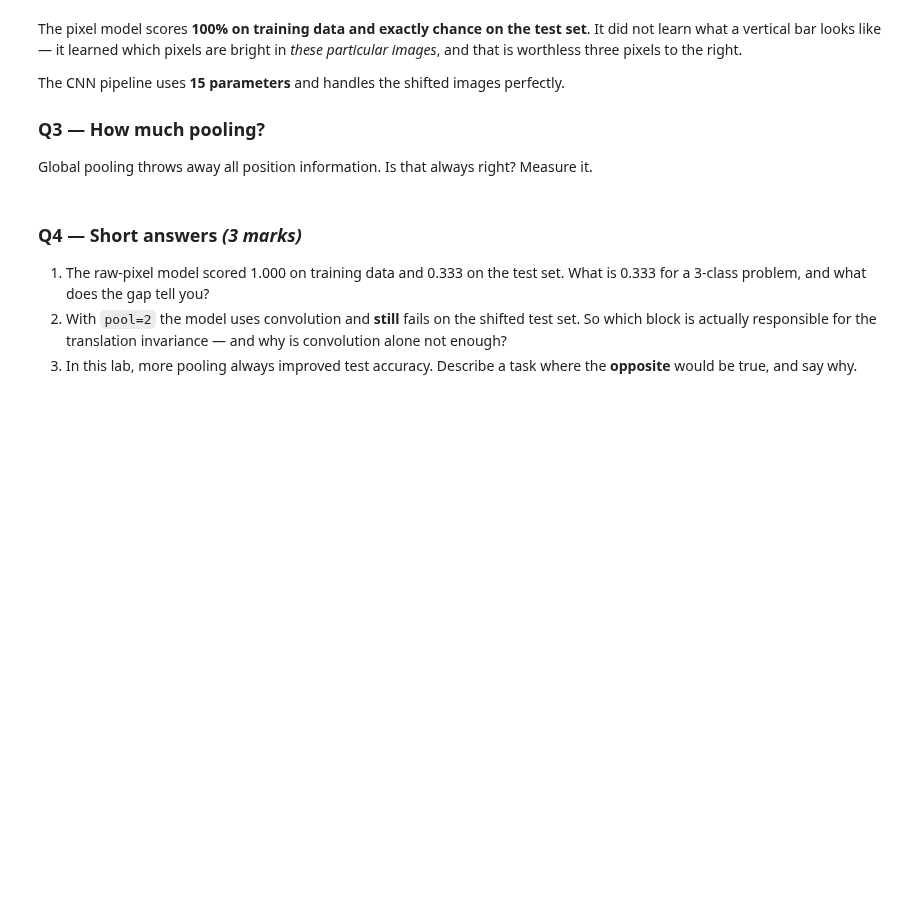
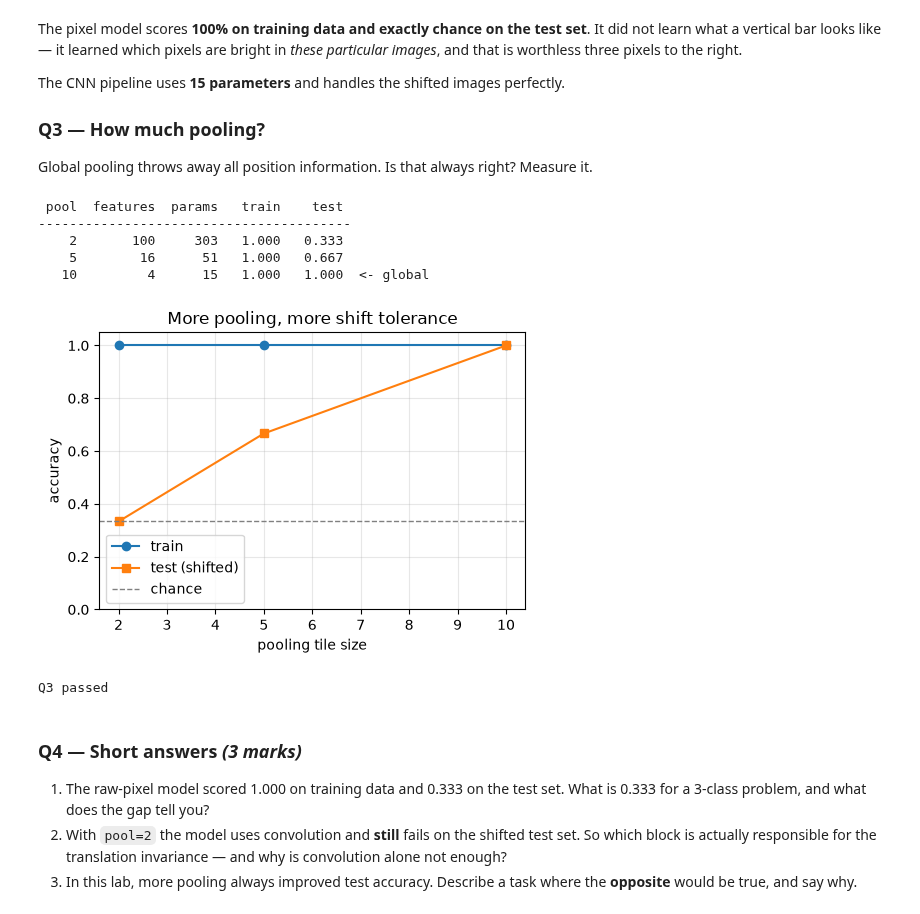
Before and after one commit to aleenkoz/DeepLearningExpirements, a Jupyter notebook: lab03/ARTI402_Lab3_Student.ipynb, the cells around one changed output. Drawn from its saved outputs; the diff is of its cells as text; code cells hidden in the pictures; blank space fills up the shorter version.

```diff
--- a/lab03/ARTI402_Lab3_Student.ipynb
+++ b/lab03/ARTI402_Lab3_Student.ipynb
@@ -547,21 +572,25 @@ Tiles do **not** overlap, unlike convolution windows. Tile `(i, j)` covers rows
 def max_pool2d(feature_map, size):
     """Non-overlapping max pooling on one 2-D feature map."""
     # TODO: how many whole tiles fit? Use // .
-    out_h = ...
-    out_w = ...
+    h,w = feature_map.shape
+    out_h = h // size
+    out_w = w // size
 
     output = np.zeros((out_h, out_w))
     for i in range(out_h):
         for j in range(out_w):
             # TODO: the maximum of this tile
-            ...
+            tile = feature_map[i*size : i*size+size,
+                               j*size : j*size+size]
+            output[i, j] = np.max(tile)
+
     return output
 
 
 def maxpool_layer(tensor, size):
     """Pool every channel of a 3-D tensor independently."""
     # TODO: pool tensor[:, :, c] for each channel c, stack depth-last
-    return np.stack([... for c in range(tensor.shape[2])], axis=-1)
+    return np.stack([max_pool2d(tensor[:, :, c], size) for c in range(tensor.shape[2])], axis=-1)
 
 
 # --- self-check ---
@@ -619,7 +665,7 @@ plt.show()
 def flatten_layer(tensor):
     """3-D tensor -> 1-D vector."""
     # TODO: one line. np.ravel flattens an array.
-    return ...
+    return np.ravel(tensor)
 
 
 # --- self-check ---
@@ -813,11 +899,13 @@ def extract_features(images, pool_size):
     out = []
     for img in images:
         # TODO: block 1 (conv with FILTER_BANK), then relu
-        t = ...
-        t = ...
+        t = conv_layer(img, FILTER_BANK)
+        t = relu_layer(t)
         # TODO: block 2 (max pool with pool_size), then block 3 (flatten)
-        t = ...
-        out.append(...)
+        t = maxpool_layer(t, pool_size)
+        t = flatten_layer(t)
+
+        out.append(t)
     return np.array(out) / 4.0
 
 
@@ -844,19 +939,22 @@ Train the same block-4 head on two different representations.
 # %%
 def accuracy(head, X, y):
     # TODO: forward -> softmax -> argmax -> compare with y
-    return ...
+    logits = head.forward(X)
+    probs = softmax(logits)
+    preds = np.argmax(probs, axis=1)
+    return np.mean(preds == y)
 
 
 # ---------- baseline: no blocks 1-3, just raw pixels ----------
 # TODO: flatten each image to 144 numbers. Hint: X_train.reshape(len(X_train), -1)
-P_train = ...
-P_test = ...
+P_train = X_train.reshape(len(X_train), -1)
+P_test  = X_test.reshape(len(X_test), -1)
 head_pixels = train_head(P_train, y_train)
 
 # ---------- the CNN pipeline, global pooling ----------
 # TODO: features for both sets with pool_size=10
-F_train = ...
-F_test = ...
+F_train = extract_features(X_train, pool_size=10)
+F_test  = extract_features(X_test, pool_size=10)
 head_conv = train_head(F_train, y_train)
 
 # ---------- compare ----------
@@ -885,31 +990,39 @@ Global pooling throws away all position information. Is that always right? Measu
 # %%
 results = []
 for pool in [2, 5, 10]:
     # TODO: features for train and test at this pool size, then train a head
-    Ftr = ...
-    Fte = ...
-    h = ...
+    Ftr = extract_features(X_train, pool_size=pool)
+    Fte = extract_features(X_test,  pool_size=pool)
+    h = train_head(Ftr, y_train)
     results.append((pool, Ftr.shape[1], h.weights.size + h.biases.size,
                     accuracy(h, Ftr, y_train), accuracy(h, Fte, y_test)))
 
 print(f"{'pool':>5} {'features':>9} {'params':>7} {'train':>7} {'test':>7}")
 print("-" * 40)
 for pool, nf, npar, tr, te in results:
     print(f"{pool:>5} {nf:>9} {npar:>7} {tr:>7.3f} {te:>7.3f}"
           f"{'  <- global' if pool == 10 else ''}")
 
 plt.figure(figsize=(5.5, 3.6))
 plt.plot([r[0] for r in results], [r[3] for r in results], "o-", label="train")
 plt.plot([r[0] for r in results], [r[4] for r in results], "s-", label="test (shifted)")
 plt.axhline(1/3, color="grey", ls="--", lw=1, label="chance")
 plt.xlabel("pooling tile size"); plt.ylabel("accuracy"); plt.ylim(0, 1.05)
 plt.legend(); plt.grid(alpha=0.3); plt.title("More pooling, more shift tolerance")
 plt.show()
 
 # --- self-check ---
 assert len(results) == 3
 assert results[0][4] < results[2][4], "test accuracy should rise with bigger pooling tiles"
 print("Q3 passed")
+# %% [output]
+ pool  features  params   train    test
+----------------------------------------
+    2       100     303   1.000   0.333
+    5        16      51   1.000   0.667
+   10         4      15   1.000   1.000  <- global
+[figure, added]
+Q3 passed
 # %% [markdown]
 ### Q4 — Short answers *(3 marks)*
 
```
Also changed, not shown: parts of 16 cells of this notebook.
